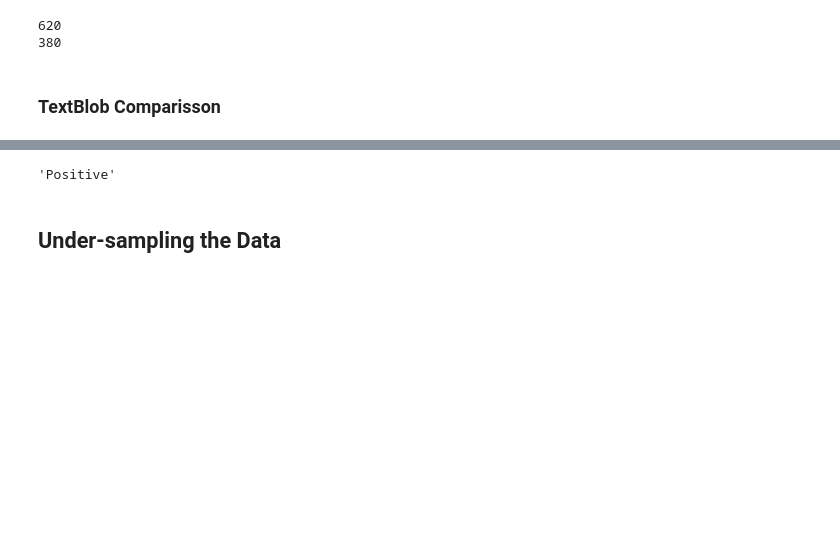
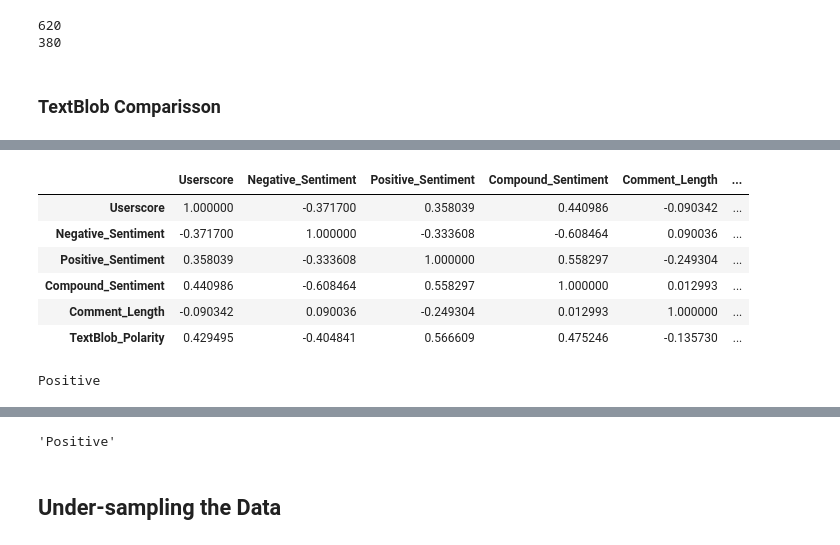
Before and after one commit to ta-data-lis/final-project, a Jupyter notebook: your-project/Part 3 - NLTK + Scikit-Learn Integration.ipynb, the cells around one changed output, grey strips where cells are left out. Cells and saved outputs as stored; diff of their text form; code cells hidden in the pictures; blank space fills up the shorter version.

Commit message:
Added new columns to DF.  Testing with new Target_NPS column

```diff
--- a/your-project/Part 3 - NLTK + Scikit-Learn Integration.ipynb
+++ b/your-project/Part 3 - NLTK + Scikit-Learn Integration.ipynb
@@ -90,3 +95,12 @@ df['Target_4'].value_counts()
 Positive    3792
 Negative    1208
 Name: Target_4, dtype: int64
+# %%
+# NPS Scale - https://en.wikipedia.org/wiki/Net_Promoter
+#9-10 = positive
+#7-8 = neutral
+#0-6 = negative
+df['Target_NPS'] = np.where((df['Userscore'] <= 6), 'Negative', 'Positive')
+df['Target_NPS'] = np.where(((df['Userscore'] >= 7) & (df['Userscore'] <= 8)), 'Neutral', df['Target_NPS'])
+
+df['Target_NPS'].value_counts()  # 58.9% accuracy
@@ -101,0 +123,13 @@ df.head()
+# %%
+# Adding all the sentiment scores to a single column
+df['Sentiment_Score'] = df['Comment'].apply(analyzer.polarity_scores)
+##df['Sentiment_Score'][0]['compound']
+
+# Breaking down the sentiment score into a column for each of these 3 types
+df['Negative_Sentiment'] = df['Sentiment_Score'].apply(lambda x: x['neg'])
+df['Positive_Sentiment'] = df['Sentiment_Score'].apply(lambda x: x['pos'])
+df['Compound_Sentiment'] = df['Sentiment_Score'].apply(lambda x: x['compound'])
+# %%
+# Creating a column with the comment length
+## thought there could be some correlation going on here
+df['Comment_Length'] = df['Comment'].apply(len)
@@ -358,10 +466,9 @@ print(pred_list_3.count('Negative'))  # 380
 # %%
+# TextBlob
 from textblob import TextBlob
 testimonial = TextBlob('This game sucks so much. I hate it a lot. This is complete garbage.')
 print(testimonial.sentiment)
 #print(testimonial.sentiment.polarity)
-
-a = find_features('This game sucks so much. I hate it a lot. This is complete garbage', most_common)
-print(classifier_1.classify(a))
+df['TextBlob_Polarity'] = df['Comment'].apply(lambda x: TextBlob(x).sentiment.polarity)
 # %% [output]
 Sentiment(polarity=-0.35, subjectivity=0.5)
@@ -368,0 +484,19 @@ Pos
+# %%
+df.corr()
+# %% [output]
+|  | Userscore | Negative_Sentiment | Positive_Sentiment | Compound_Sentiment | Comment_Length | ... |
+| Userscore | 1.000000 | -0.371700 | 0.358039 | 0.440986 | -0.090342 | ... |
+| Negative_Sentiment | -0.371700 | 1.000000 | -0.333608 | -0.608464 | 0.090036 | ... |
+| Positive_Sentiment | 0.358039 | -0.333608 | 1.000000 | 0.558297 | -0.249304 | ... |
+| Compound_Sentiment | 0.440986 | -0.608464 | 0.558297 | 1.000000 | 0.012993 | ... |
+| Comment_Length | -0.090342 | 0.090036 | -0.249304 | 0.012993 | 1.000000 | ... |
+| TextBlob_Polarity | 0.429495 | -0.404841 | 0.566609 | 0.475246 | -0.135730 | ... |
+# %%
+a = find_features('This game sucks so much. I hate it a lot. This is complete garbage', most_common)
+print(classifier_NPS.classify(a))  # this new NPS target label still can't identify this as negative...
+
+# interesting...
+#print(classifier_NPS.classify({'worst': True}))  # neg
+#print(classifier_NPS.classify({'terrible': True}))  # terribl - neg ; terrible - pos
+# %% [output]
+Positive
```
Also changed, not shown: parts of 27 cells of this notebook.
